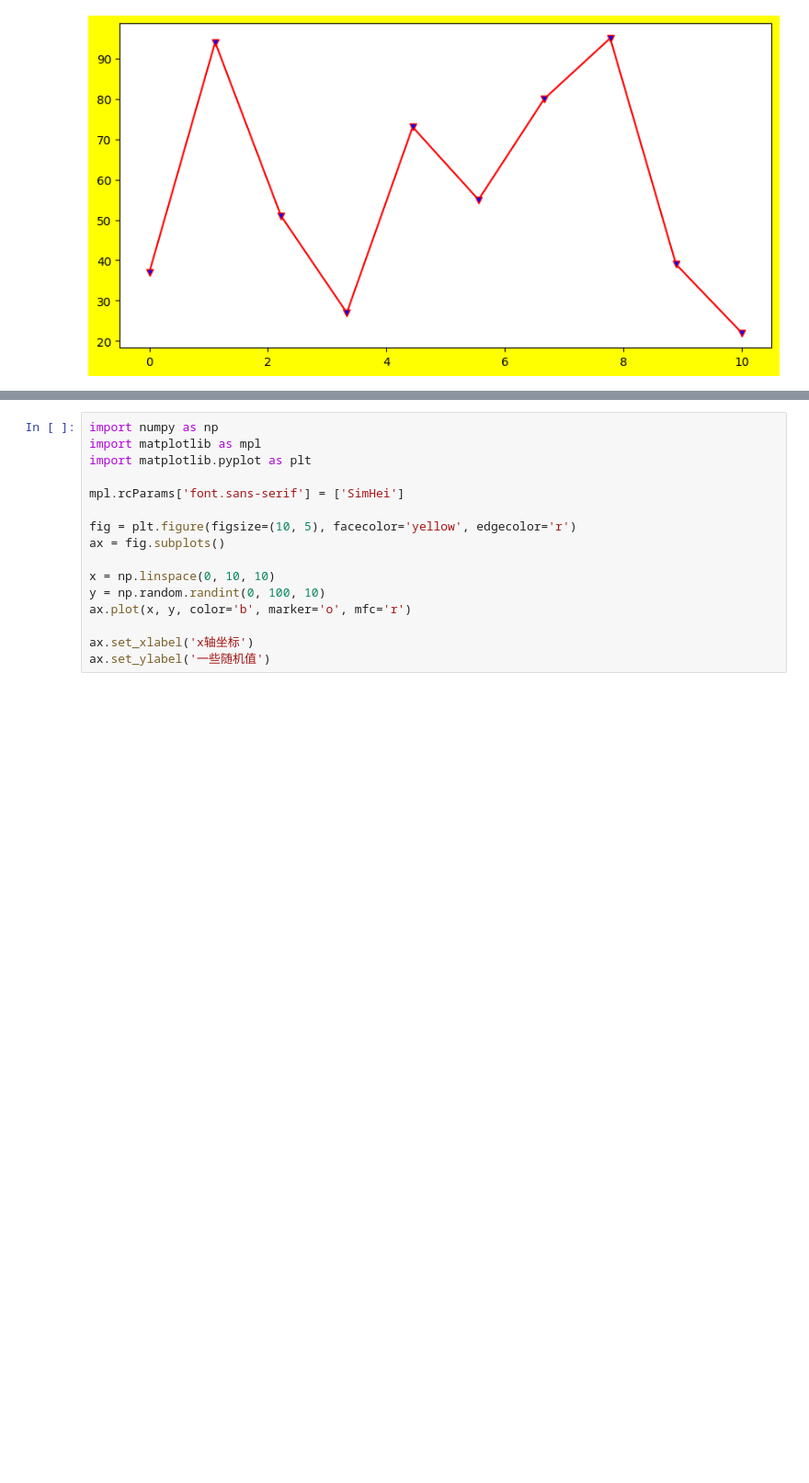
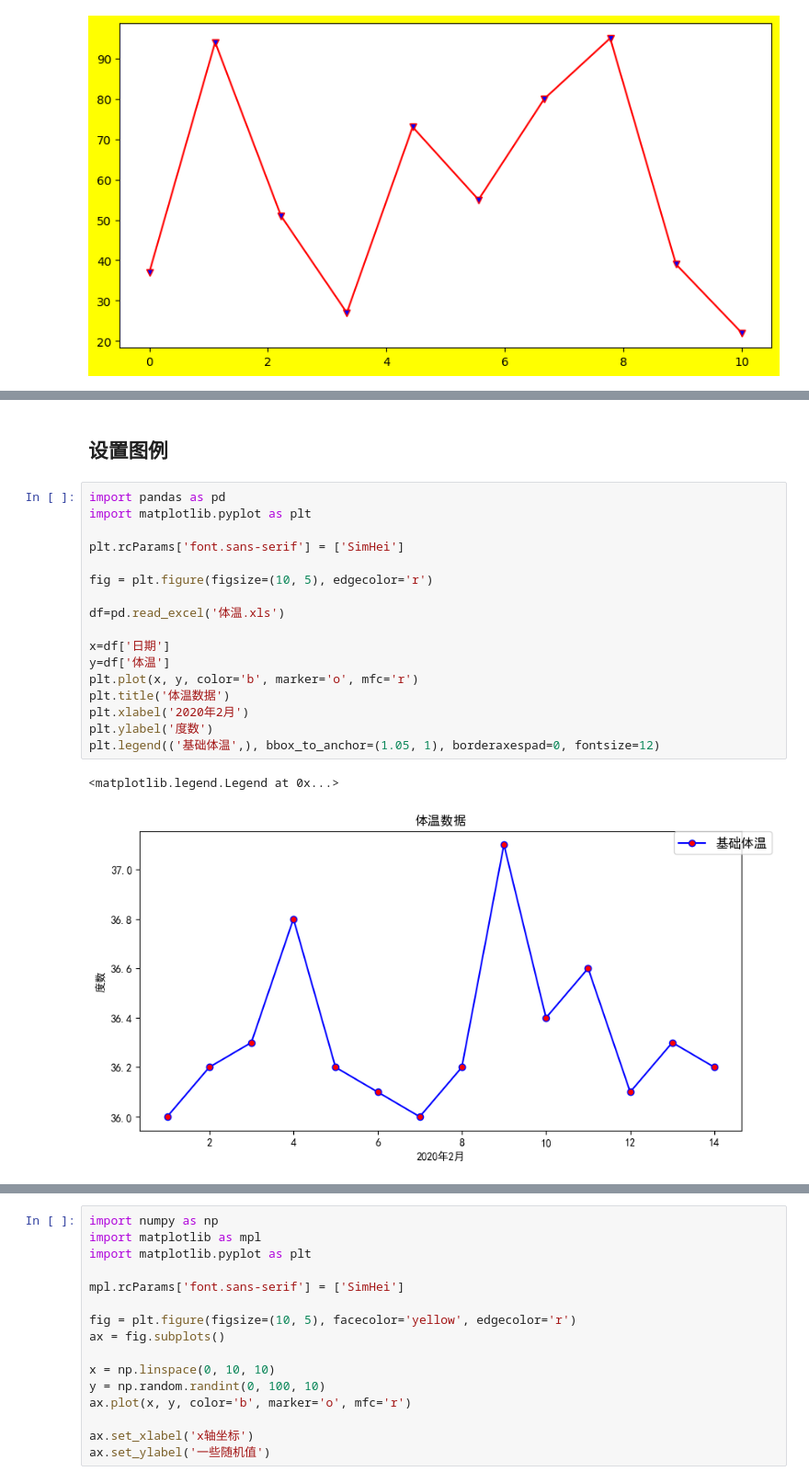
Before and after one commit to tcfh2016/knowledge-map, a Jupyter notebook: Techs/data-science/visualization/matplotlib/pyplot/matplotlib_pyplot.ipynb, the cells around one changed output, grey strips where cells are left out. Shown at 92% size. Cells and saved outputs as stored; diff of their text form; blank space fills up the shorter version.

```diff
--- a/Techs/data-science/visualization/matplotlib/pyplot/matplotlib_pyplot.ipynb
+++ b/Techs/data-science/visualization/matplotlib/pyplot/matplotlib_pyplot.ipynb
@@ -61 +76,23 @@ ax.plot(x, y, color='r', marker='v', mfc='b')
+# %% [markdown]
+## 设置图例
+# %%
+import pandas as pd
+import matplotlib.pyplot as plt
+
+plt.rcParams['font.sans-serif'] = ['SimHei']
+
+fig = plt.figure(figsize=(10, 5), edgecolor='r')
+
+df=pd.read_excel('体温.xls')
+
+x=df['日期']
+y=df['体温']
+plt.plot(x, y, color='b', marker='o', mfc='r')
+plt.title('体温数据')
+plt.xlabel('2020年2月')
+plt.ylabel('度数')
+plt.legend(('基础体温',), bbox_to_anchor=(1.05, 1), borderaxespad=0, fontsize=12)
+# %% [output]
+<matplotlib.legend.Legend at 0x...>
+[figure, added]
 # %% [markdown]
```
Also changed, not shown: parts of 13 cells of this notebook, 8 other files.
